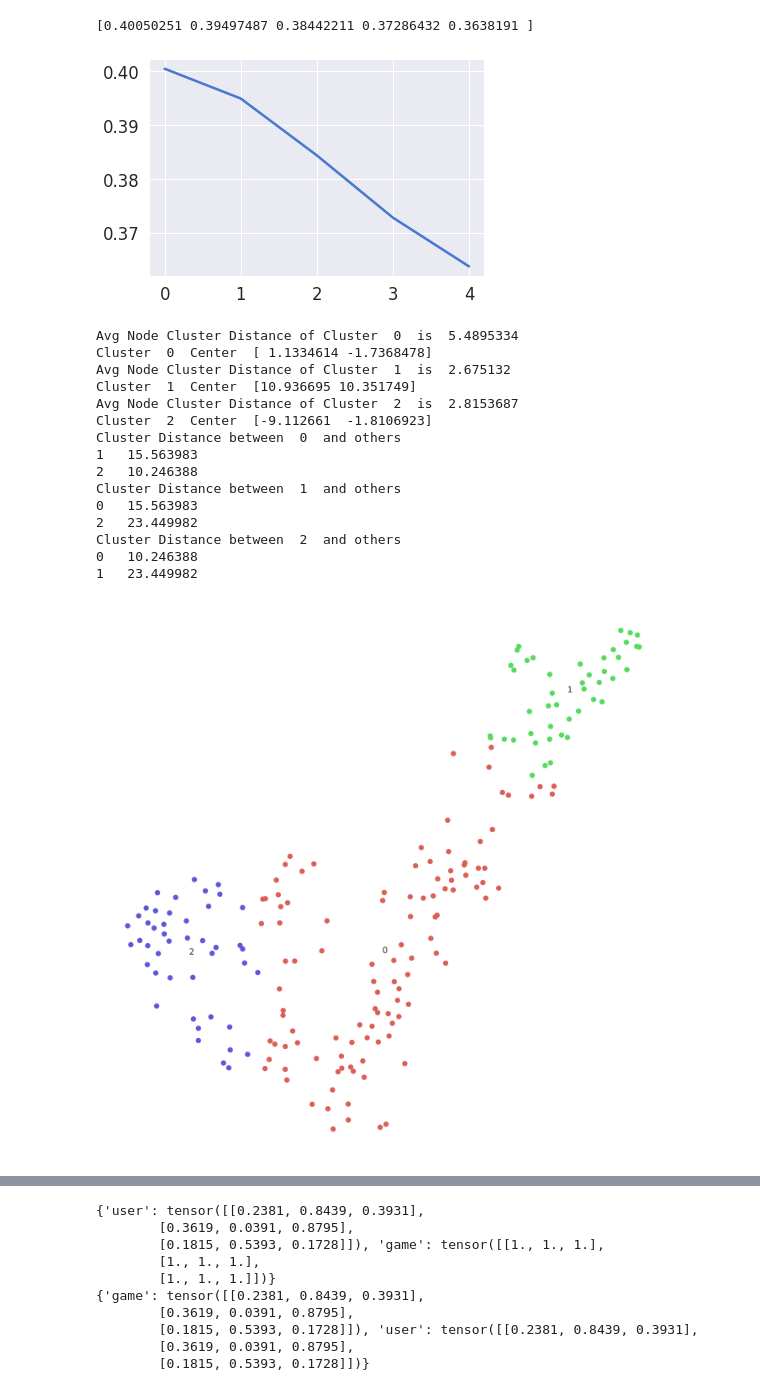
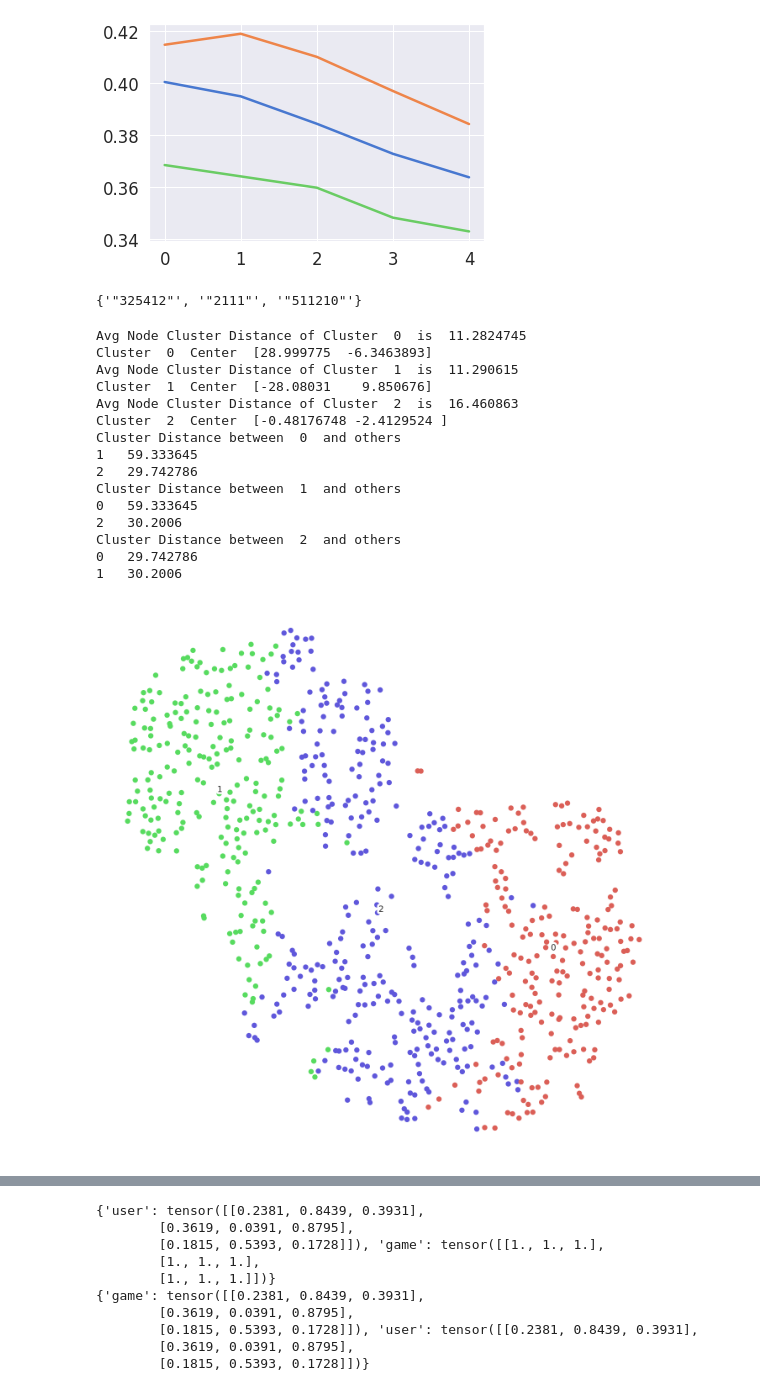
Before and after one commit to SaiChaitanya-ON/Python-NoteBooks, a Jupyter notebook: Proof of Concept KG.ipynb, the cells around one changed output, grey strips where cells are left out. Cells and saved outputs as stored; diff of their text form; code cells hidden in the pictures.

```diff
--- a/Proof of Concept KG.ipynb
+++ b/Proof of Concept KG.ipynb
@@ -27,21 +27,34 @@ sns.set_context("notebook", font_scale=1.5,rc={"lines.linewidth": 2.5})
 import nbimporter
 from NDE_Time_Series_Problem import fashion_scatter
 # %%
-sector_rev = np.array([0.,0.,0.,0.,0.])
+sector_rev_3 = np.array([0.,0.,0.,0.,0.])
+sector_rev_2 = np.array([0.,0.,0.,0.,0.])
+sector_rev_5 = np.array([0.,0.,0.,0.,0.])
 n = 0
+m = 0
+p = 0
 for i in Final_Data_Set_Nor.items():
     ID, data = i
     if data['Sector'][1:-1] == "325412":
-        sector_rev += np.array(data['Revenue'])
+        sector_rev_3 += np.array(data['Revenue'])
         n += 1
+    elif data['Sector'][1:-1] == "2111":
+        sector_rev_2 += np.array(data['Revenue'])
+        m += 1
+    elif data['Sector'][1:-1] == "511210":
+        sector_rev_5 += np.array(data['Revenue'])
+        p += 1
 
-sector_rev = sector_rev/n
-print(sector_rev)
-plt.plot(range(len(sector_rev)),sector_rev)
+
+sector_rev_3 = sector_rev_3/n
+sector_rev_2 = sector_rev_2/m
+sector_rev_5 = sector_rev_5/p
+plt.plot(range(len(sector_rev_3)),sector_rev_3)
+plt.plot(range(len(sector_rev_2)),sector_rev_2)
+plt.plot(range(len(sector_rev_5)),sector_rev_5)
 plt.show()
 # %% [output]
-[0.40050251 0.39497487 0.38442211 0.37286432 0.3638191 ]
-[figure, old version]
+[figure, new version]
 # %%
 def build_borrower_sector_graph(Data_Set):
 
@@ -51,7 +64,7 @@ def build_borrower_sector_graph(Data_Set):
     for i in Data_Set.items():
         ID,data = i
         sector_list.add(data['Sector'])
-
+    print(sector_list)
     sector_list = list(sector_list)
     n_sectors = len(sector_list)
 
@@ -82,6 +95,8 @@ def build_borrower_sector_graph(Data_Set):
     return dgl.heterograph(data_dict),n_borrowers,n_sectors, b_s_dst
 
 G, n_borrowers, n_sectors, sector_list = build_borrower_sector_graph(Final_Data_Set_Nor)
+# %% [output]
+{'"325412"', '"2111"', '"511210"'}
 # %%
 def Loss_Function(embeddings, target_centers, centers):
 
@@ -166,7 +181,6 @@ class RGCN(nn.Module):
         return h_borrower
 # %%
 model = RGCN(5,5,5,5,768,5,5,5,5,5, ['belongs to','effect'],['R_att','E_att','fin1'],['NDE_att','TDE_att','fin2'],['text_att','text'],['belongs to','text','fin1','fin2'])
-
 
 for i in Final_Data_Set_Nor.items():
     ID,data = i
@@ -196,7 +210,7 @@ G.nodes['NDE&TDE'].data['f'] = T.zeros(n_borrowers,5)
 G.nodes['Att_Description'].data['f'] = Des_Att[1:]
 G.nodes['Description'].data['f'] = T.zeros(n_borrowers,768)
 G.nodes['Factor'].data['f'] = T.zeros(n_sectors,5)
-G.nodes['sector'].data['f'] = T.zeros(n_sectors,5)
+G.nodes['sector'].data['f'] = T.tensor([[1.,0.,0.,0.,0.],[0.,0.,1.,0.,0.],[0.,0.,0.,0.,1.]])
 # %%
 borrower_feats = G.nodes['borrower'].data['f']
 sector_feats = G.nodes['sector'].data['f']
@@ -219,6 +233,9 @@ opt = T.optim.Adam(model.parameters(),lr=0.01)
 clusters = 3
 Loss = []
 epochs = 100
+index = [i for i, n in enumerate(sector_list) if n == 0]
+index2 = [i for i, n in enumerate(sector_list) if n == 1]
+index3 = [i for i, n in enumerate(sector_list) if n == 2]
 
 for epoch in range(epochs):
 
@@ -227,53 +244,52 @@ for epoch in range(epochs):
 
     X = logits['borrower'].detach().numpy()
 
-    index = [i for i, n in enumerate(sector_list) if n == 0]
-    X = X[index]
+    #X = X[index]
     kmeans = KMeans(n_clusters=clusters, random_state=0).fit(X)
     centers = kmeans.cluster_centers_
 
     target_centers = []
     for i in X:
         l = []
         for j in centers:
             mse = np.square(i - j).mean()
             l.append(mse)
 
         target_centers.append(l.index(min(l)))
 
 
     centers = T.tensor(centers)
     target_centers = centers[T.tensor(target_centers)]
 
     if epoch == 0:
         fashion_tsne = TSNE(random_state=123).fit_transform(X)
         fashion_scatter(fashion_tsne, kmeans.labels_)
 
     #loss = F.mse_loss(logits['borrower'], target_centers)
-    score = Loss_Function(logits['borrower'][index], target_centers, centers)
+    score = Loss_Function(logits['borrower'], target_centers, centers)
     Loss.append(score.tolist())
 
 
     opt.zero_grad()
     score.backward()
     opt.step()
 # %% [output]
-Avg Node Cluster Distance of Cluster  0  is  5.4895334
-Cluster  0  Center  [ 1.1334614 -1.7368478]
-Avg Node Cluster Distance of Cluster  1  is  2.675132
-Cluster  1  Center  [10.936695 10.351749]
-Avg Node Cluster Distance of Cluster  2  is  2.8153687
-Cluster  2  Center  [-9.112661  -1.8106923]
+Avg Node Cluster Distance of Cluster  0  is  11.2824745
+Cluster  0  Center  [28.999775  -6.3463893]
+Avg Node Cluster Distance of Cluster  1  is  11.290615
+Cluster  1  Center  [-28.08031    9.850676]
+Avg Node Cluster Distance of Cluster  2  is  16.460863
+Cluster  2  Center  [-0.48176748 -2.4129524 ]
 Cluster Distance between  0  and others
-1   15.563983
-2   10.246388
+1   59.333645
+2   29.742786
 Cluster Distance between  1  and others
-0   15.563983
-2   23.449982
+0   59.333645
+2   30.2006
 Cluster Distance between  2  and others
-0   10.246388
-1   23.449982
+0   29.742786
+1   30.2006
-[figure, old version]
+[figure, new version]
 # %%
 plt.scatter(list(range(len(Loss))),Loss)
 plt.show()
```
Also changed, not shown: parts of 4 cells of this notebook.
